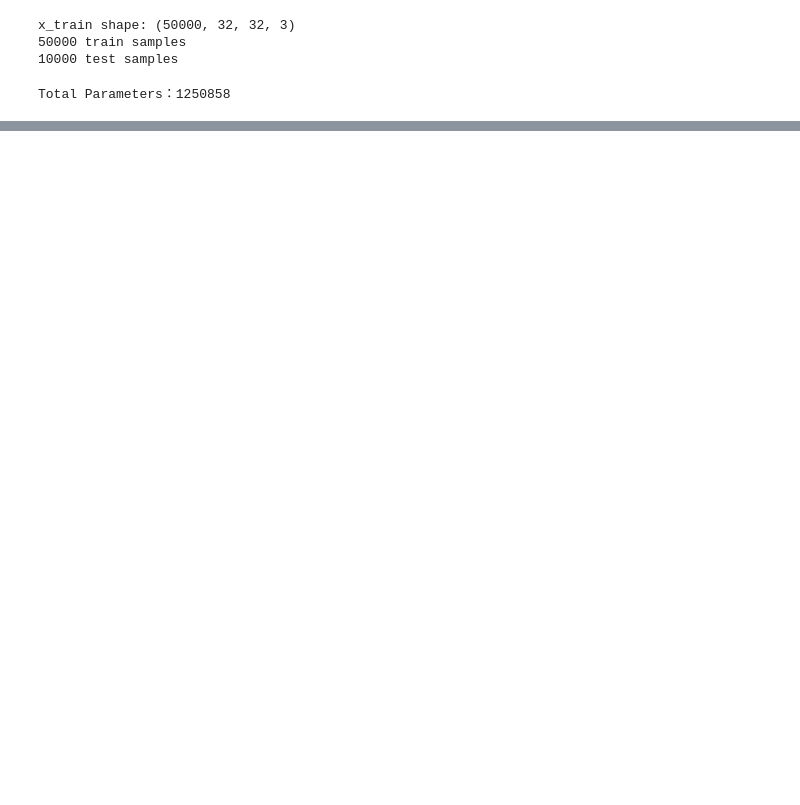
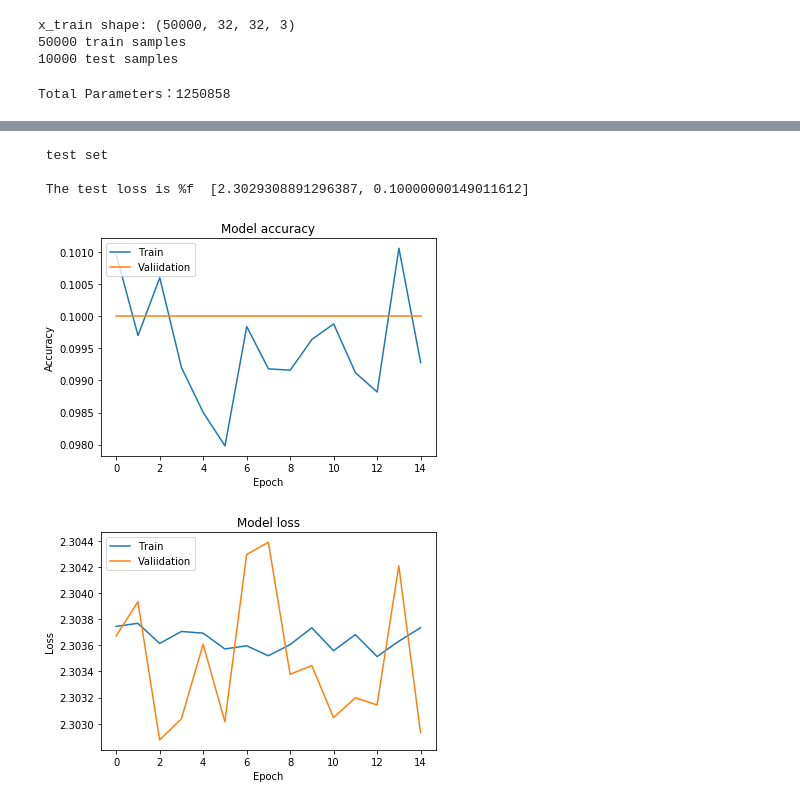
Before and after one commit to DunkLiao/4th-ML100Days, a Jupyter notebook: homework/Day_076_HW.ipynb, the cells around one changed output, grey strips where cells are left out. Drawn from its saved outputs; the diff is of its cells as text; code cells hidden in the pictures; blank space fills up the shorter version.

```diff
--- a/homework/Day_076_HW.ipynb
+++ b/homework/Day_076_HW.ipynb
@@ -282,0 +461,4 @@ plt.show()
+# %%
+#第三步編譯
+opt = optimizers.Adam(lr=0.01, decay=1e-6)
+model.compile(optimizer = opt, loss = 'categorical_crossentropy', metrics = ['accuracy'])
@@ -282,0 +563,46 @@ plt.show()
+# %%
+#    第六步：輸出
+import numpy
+
+print ( " test set " )
+scores = model.evaluate(x_test,y_test,batch_size=200,verbose= 0)
+print ( "" )
+#print ( " The test loss is %f " % scores)
+print ( " The test loss is %f ", scores)
+
+
+result = model.predict(x_test,batch_size=200,verbose= 0)
+
+result_max = numpy.argmax(result, axis = 1 )
+test_max = numpy.argmax(y_test, axis = 1 )
+
+result_bool = numpy.equal(result_max, test_max)
+true_num = numpy.sum(result_bool)
+# %% [output]
+ test set
+
+ The test loss is %f  [2.3029308891296387, 0.10000000149011612]
+# %%
+import matplotlib.pyplot as plt
+%matplotlib inline
+
+# Plot training & validation accuracy values
+plt.plot(history.history['accuracy'])
+plt.plot(history.history['val_accuracy'])
+plt.title('Model accuracy')
+plt.ylabel('Accuracy')
+plt.xlabel('Epoch')
+plt.legend(['Train', 'Valiidation'], loc='upper left')
+plt.show()
+
+# Plot training & validation loss values
+plt.plot(history.history['loss'])
+plt.plot(history.history['val_loss'])
+plt.title('Model loss')
+plt.ylabel('Loss')
+plt.xlabel('Epoch')
+plt.legend(['Train', 'Valiidation'], loc='upper left')
+plt.show()
+# %% [output]
+[figure, added]
+[figure, added]
```
Also changed, not shown: parts of 19 cells of this notebook, 1 other file.
